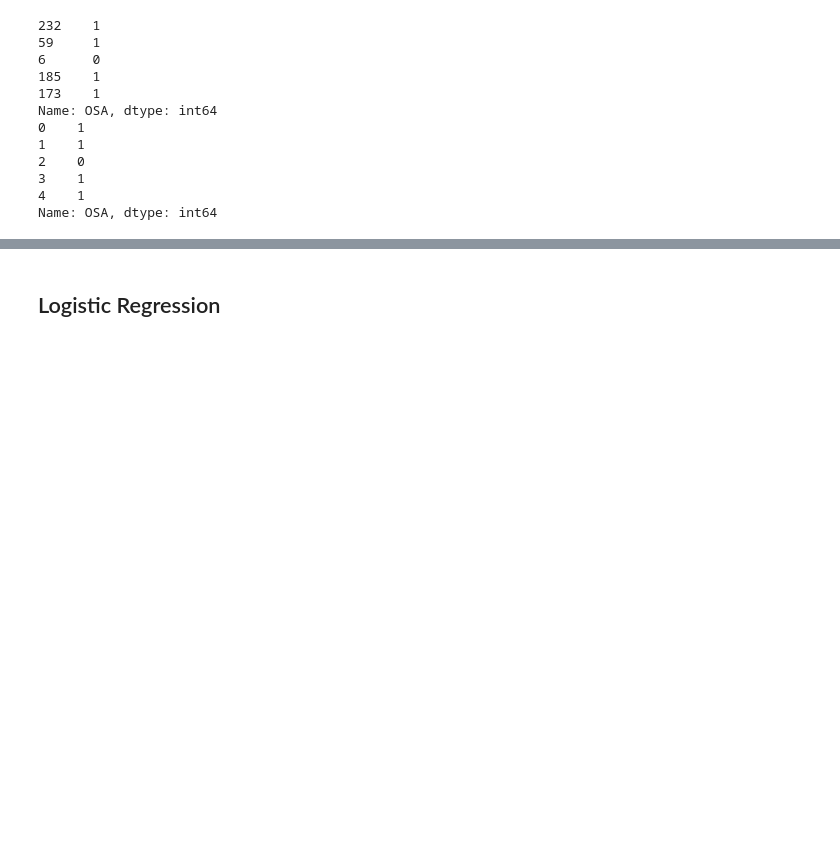
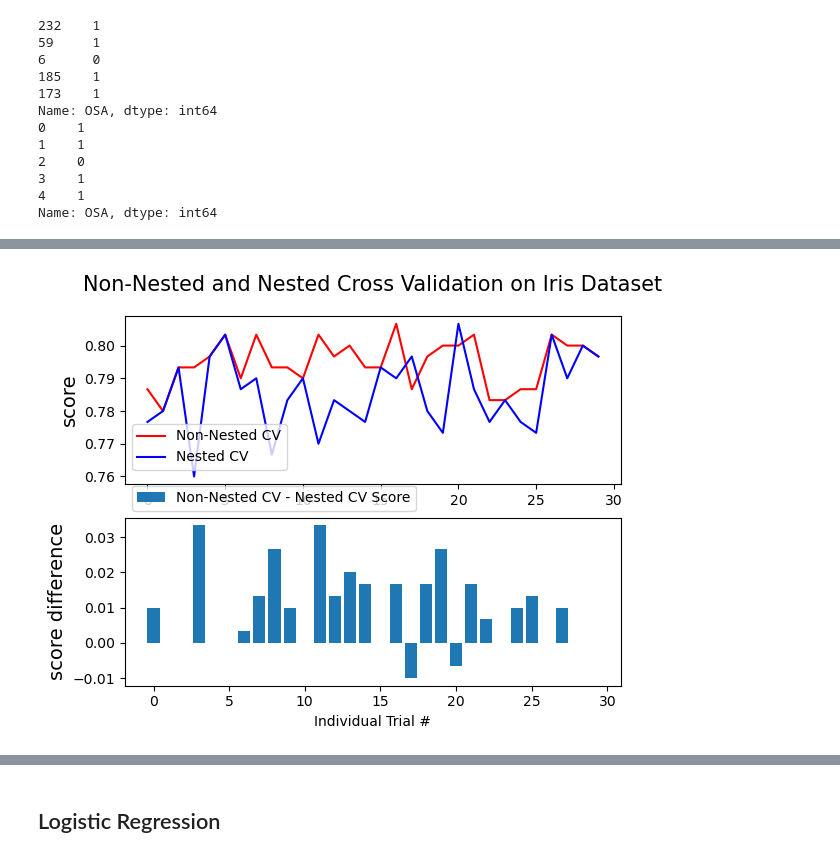
Before and after one commit to VicBracke/_Repo_ML_Project, a Jupyter notebook: OSA_CaseStudy/6_ML_Models_Classification.ipynb, the cells around one changed output, grey strips where cells are left out. Cells and saved outputs as stored; diff of their text form; code cells hidden in the pictures; blank space fills up the shorter version.

Commit message:
Implementation of nested CV

```diff
--- a/OSA_CaseStudy/6_ML_Models_Classification.ipynb
+++ b/OSA_CaseStudy/6_ML_Models_Classification.ipynb
@@ -98,6 +98,7 @@ Name: OSA, dtype: int64
 # Perform mapping
 y_train_mapped = y_train.map({'Healthy': 0, 'Severe': 1})
 y_train_resampled_mapped = y_train_resampled.map({'Healthy': 0, 'Severe': 1})
+y = y.map({'Healthy': 0, 'Severe': 1})
 
 # Verify the mapping
 print(y_train_mapped.head())
@@ -117,0 +141,16 @@ Name: OSA, dtype: int64
+# %%
+from sklearn.model_selection import train_test_split
+from sklearn.ensemble import RandomForestClassifier
+from sklearn.metrics import accuracy_score
+
+# split in train and test
+X_train, X_test, y_train, y_test = train_test_split(X, y, test_size=0.3, random_state=0)
+
+clf = RandomForestClassifier(n_estimators=2, random_state=0)
+clf.fit(X_train, y_train)
+
+# test with unseen data
+y_pred = clf.predict(X_test)
+acc = accuracy_score(y_test, y_pred)
+
+print(f'Accuracy: {acc:.2f}')
@@ -117,0 +241,78 @@ Name: OSA, dtype: int64
+# %%
+import numpy as np
+from matplotlib import pyplot as plt
+
+from sklearn.datasets import load_iris
+from sklearn.model_selection import GridSearchCV, KFold, cross_val_score
+from sklearn.svm import SVC
+
+# Number of random trials
+NUM_TRIALS = 30
+
+# Set up possible values of parameters to optimize over
+p_grid = {"C": [1, 10, 100], "gamma": [0.01, 0.1]}
+
+# We will use a Support Vector Classifier with "rbf" kernel
+svm = SVC(kernel="rbf")
+
+# Arrays to store scores
+non_nested_scores = np.zeros(NUM_TRIALS)
+nested_scores = np.zeros(NUM_TRIALS)
+
+# Loop for each trial
+for i in range(NUM_TRIALS):
+    # Choose cross-validation techniques for the inner and outer loops,
+    # independently of the dataset.
+    # E.g "GroupKFold", "LeaveOneOut", "LeaveOneGroupOut", etc.
+    inner_cv = KFold(n_splits=4, shuffle=True, random_state=i) # splits the train+validation into train and validation
+    outer_cv = KFold(n_splits=4, shuffle=True, random_state=i) # splits the data into train+validation and test
+
+    # Non_nested parameter search and scoring
+    clf = GridSearchCV(estimator=svm, param_grid=p_grid, cv=outer_cv)
+    clf.fit(X, y)
+    non_nested_scores[i] = clf.best_score_
+
+    # Nested CV with parameter optimization
+    clf = GridSearchCV(estimator=svm, param_grid=p_grid, cv=inner_cv) # inner loop for hyperparameter optimization
+    nested_score = cross_val_score(clf, X=X, y=y, cv=outer_cv) # outer loop for model selection
+    nested_scores[i] = nested_score.mean()
+
+score_difference = non_nested_scores - nested_scores
+
+print(
+    "Average difference of {:6f} with std. dev. of {:6f}.".format(
+        score_difference.mean(), score_difference.std()
+    )
+)
+
+# Plot scores on each trial for nested and non-nested CV
+plt.figure()
+plt.subplot(211)
+(non_nested_scores_line,) = plt.plot(non_nested_scores, color="r")
+(nested_line,) = plt.plot(nested_scores, color="b")
+plt.ylabel("score", fontsize="14")
+plt.legend(
+    [non_nested_scores_line, nested_line],
+    ["Non-Nested CV", "Nested CV"],
+    bbox_to_anchor=(0, 0.4, 0.5, 0),
+)
+plt.title(
+    "Non-Nested and Nested Cross Validation on Iris Dataset",
+    x=0.5,
+    y=1.1,
+    fontsize="15",
+)
+
+# Plot bar chart of the difference.
+plt.subplot(212)
+difference_plot = plt.bar(range(NUM_TRIALS), score_difference)
+plt.xlabel("Individual Trial #")
+plt.legend(
+    [difference_plot],
+    ["Non-Nested CV - Nested CV Score"],
+    bbox_to_anchor=(0, 1, 0.8, 0),
+)
+plt.ylabel("score difference", fontsize="14")
+
+plt.show()
+# %% [output]
@@ -117,0 +320 @@ Name: OSA, dtype: int64
+[figure, added]
```
Also changed, not shown: parts of 23 cells of this notebook, 1 other file.
